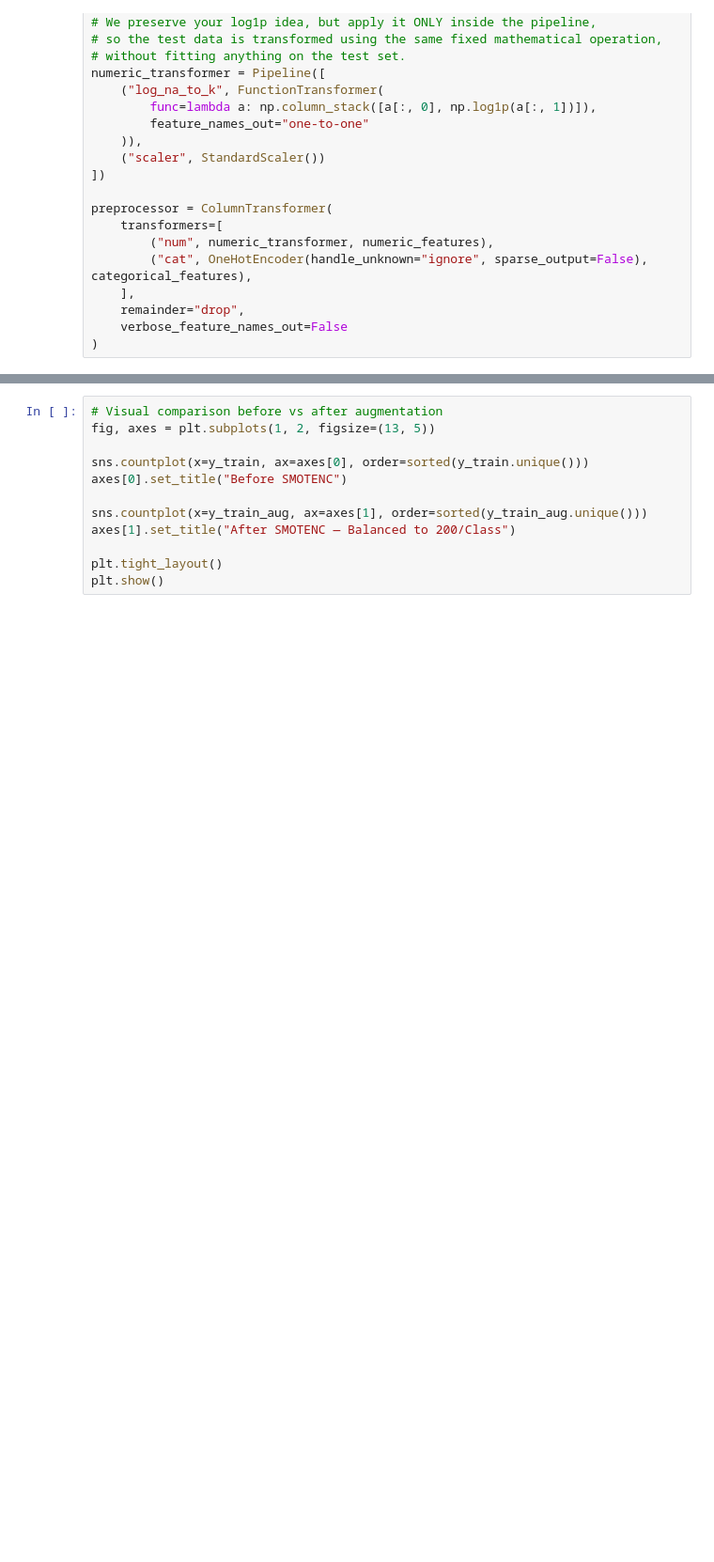
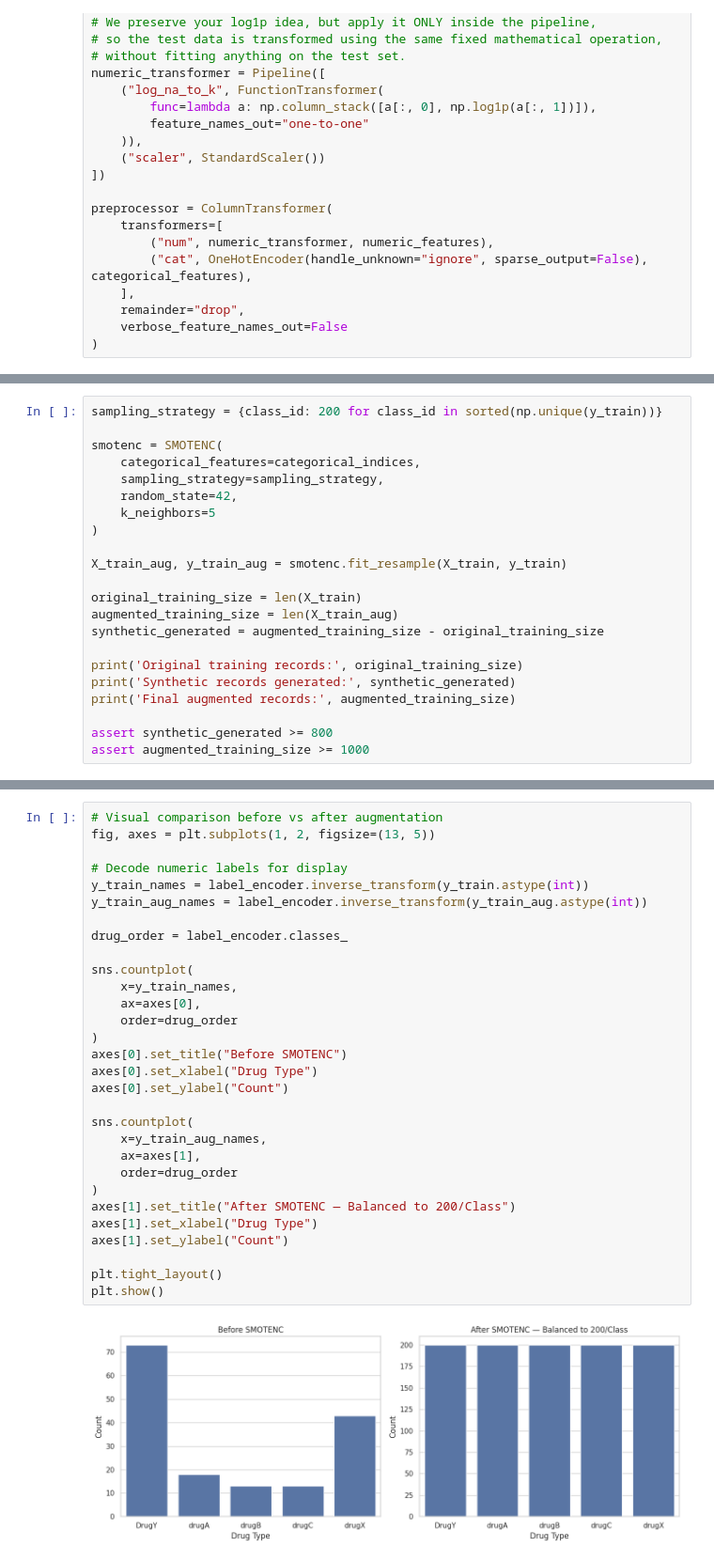
Before and after one commit to Wendmnew/clinical-drug-prediction, a Jupyter notebook: Drug_Type_Prediction.ipynb, the cells around one changed output, grey strips where cells are left out. Shown at 94% size. Saved outputs shown, nothing was run; the diff lists cells and outputs as text; blank space fills up the shorter version.

Commit message:
Updated for ML Mini Project: Drug Type Prediction using Machine Learning.

```diff
--- a/Drug_Type_Prediction.ipynb
+++ b/Drug_Type_Prediction.ipynb
@@ -379,0 +671,22 @@ assert synthetic_generated == 840
+# %%
+sampling_strategy = {class_id: 200 for class_id in sorted(np.unique(y_train))}
+
+smotenc = SMOTENC(
+    categorical_features=categorical_indices,
+    sampling_strategy=sampling_strategy,
+    random_state=42,
+    k_neighbors=5
+)
+
+X_train_aug, y_train_aug = smotenc.fit_resample(X_train, y_train)
+
+original_training_size = len(X_train)
+augmented_training_size = len(X_train_aug)
+synthetic_generated = augmented_training_size - original_training_size
+
+print('Original training records:', original_training_size)
+print('Synthetic records generated:', synthetic_generated)
+print('Final augmented records:', augmented_training_size)
+
+assert synthetic_generated >= 800
+assert augmented_training_size >= 1000
@@ -380,12 +701,32 @@ assert synthetic_generated == 840
 # %%
 # Visual comparison before vs after augmentation
 fig, axes = plt.subplots(1, 2, figsize=(13, 5))
 
-sns.countplot(x=y_train, ax=axes[0], order=sorted(y_train.unique()))
+# Decode numeric labels for display
+y_train_names = label_encoder.inverse_transform(y_train.astype(int))
+y_train_aug_names = label_encoder.inverse_transform(y_train_aug.astype(int))
+
+drug_order = label_encoder.classes_
+
+sns.countplot(
+    x=y_train_names,
+    ax=axes[0],
+    order=drug_order
+)
 axes[0].set_title("Before SMOTENC")
+axes[0].set_xlabel("Drug Type")
+axes[0].set_ylabel("Count")
 
-sns.countplot(x=y_train_aug, ax=axes[1], order=sorted(y_train_aug.unique()))
+sns.countplot(
+    x=y_train_aug_names,
+    ax=axes[1],
+    order=drug_order
+)
 axes[1].set_title("After SMOTENC — Balanced to 200/Class")
+axes[1].set_xlabel("Drug Type")
+axes[1].set_ylabel("Count")
 
 plt.tight_layout()
 plt.show()
+# %% [output]
+[figure, added]
```
Also changed, not shown: parts of 153 cells of this notebook.
